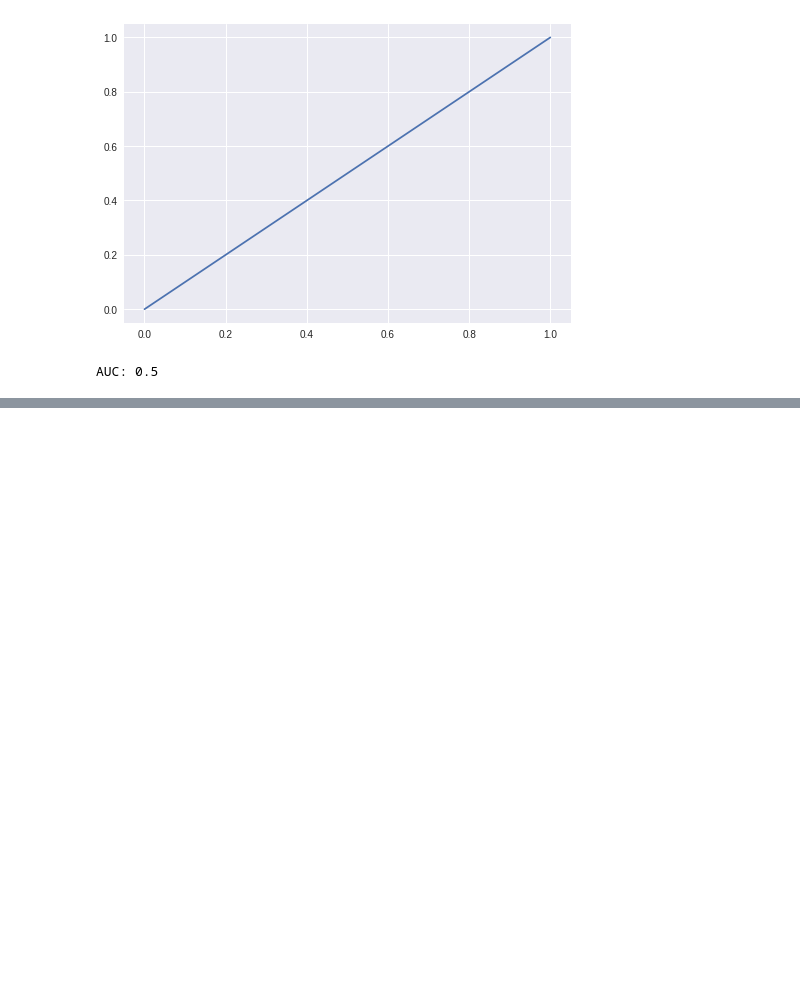
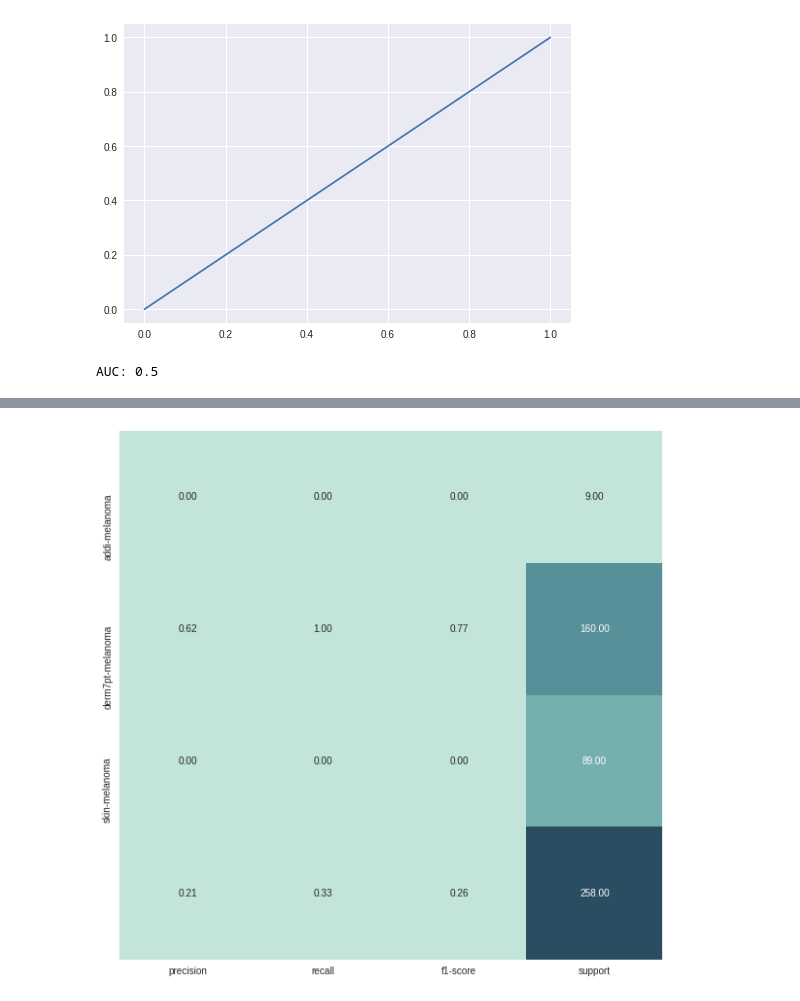
Before and after one commit to montjoile/Meta-learning, a Jupyter notebook: bias_testing.ipynb, the cells around one changed output, grey strips where cells are left out. Drawn from its saved outputs; the diff is of its cells as text; code cells hidden in the pictures; blank space fills up the shorter version.

```diff
--- a/bias_testing.ipynb
+++ b/bias_testing.ipynb
@@ -355,0 +532,5 @@ AUC: 0.5
+# %%
+#plot classification report
+plot_classification_report(actual, predicted, dataset_codename)
+# %% [output]
+[figure, added]
```
Also changed, not shown: parts of 15 cells of this notebook.
